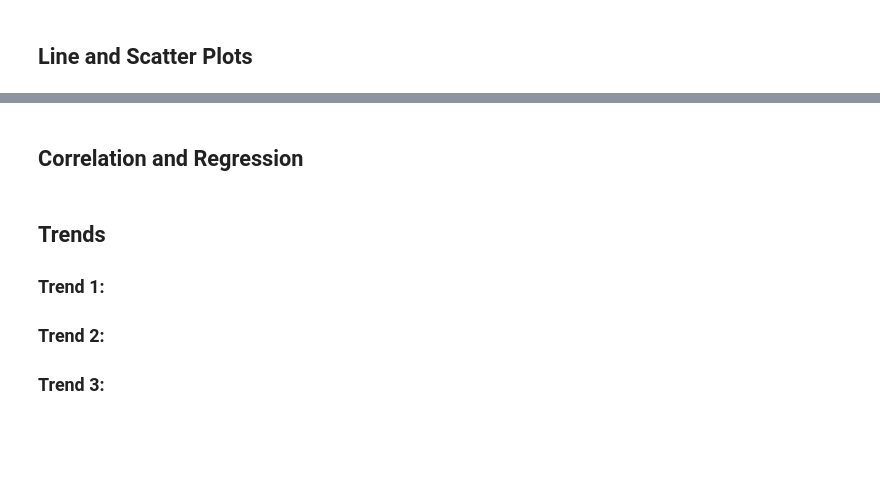
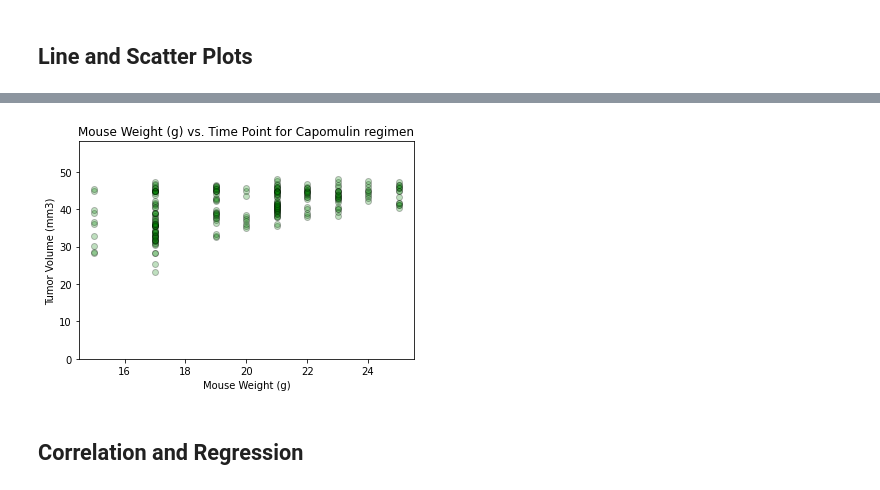
Before and after one commit to madisonfisher/matplotlib-challenge_MBF-, a Jupyter notebook: pymaceuticals.ipynb, the cells around one changed output, grey strips where cells are left out. Cells and saved outputs as stored; diff of their text form; code cells hidden in the pictures; blank space fills up the shorter version.

```diff
--- a/pymaceuticals.ipynb
+++ b/pymaceuticals.ipynb
@@ -344,17 +330,19 @@ plt.show()
 # %%
 # Generate a scatter plot of average tumor volume vs. mouse weight for the Capomulin regimen
 
 #set x and y values for Capomulin regimen
 x_value = updated_capomulin_df["Weight (g)"]
 y_value = updated_capomulin_df["Tumor Volume (mm3)"]
 #plot data
 plt.scatter(x_value, y_value, marker="o", facecolor="green", edgecolor="black", alpha =.25)
 #add lablels
 plt.xlabel("Mouse Weight (g)")
 plt.ylabel("Tumor Volume (mm3)")
-plt.ylim(0,max(y_values)+10)
+plt.ylim(0,max(y_value)+10)
 plt.title("Mouse Weight (g) vs. Time Point for Capomulin regimen")
 plt.show()
+# %% [output]
+[figure, added]
 # %% [markdown]
 ## Correlation and Regression
 # %%
@@ -383,11 +371,3 @@ plt.ylabel("Tumor Volume (mm3)")
 plt.ylim(0,max(y_values)+10)
 plt.title("Mouse Weight (g) vs. Time Point for Capomulin regimen")
 plt.show()
-# %% [markdown]
-## Trends
-
-### Trend 1:
-
-### Trend 2:
-
-### Trend 3:
```
Also changed, not shown: parts of 3 cells of this notebook.
